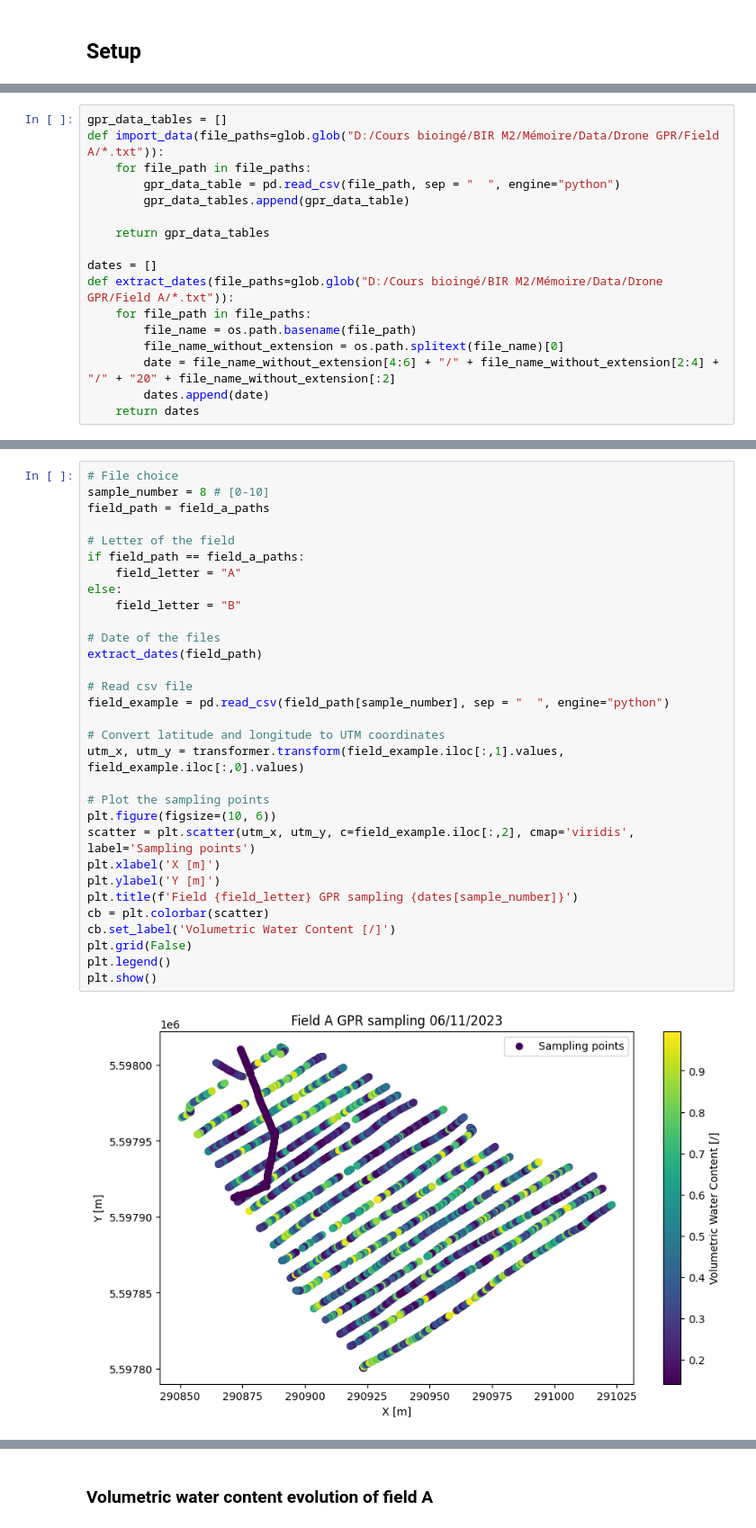
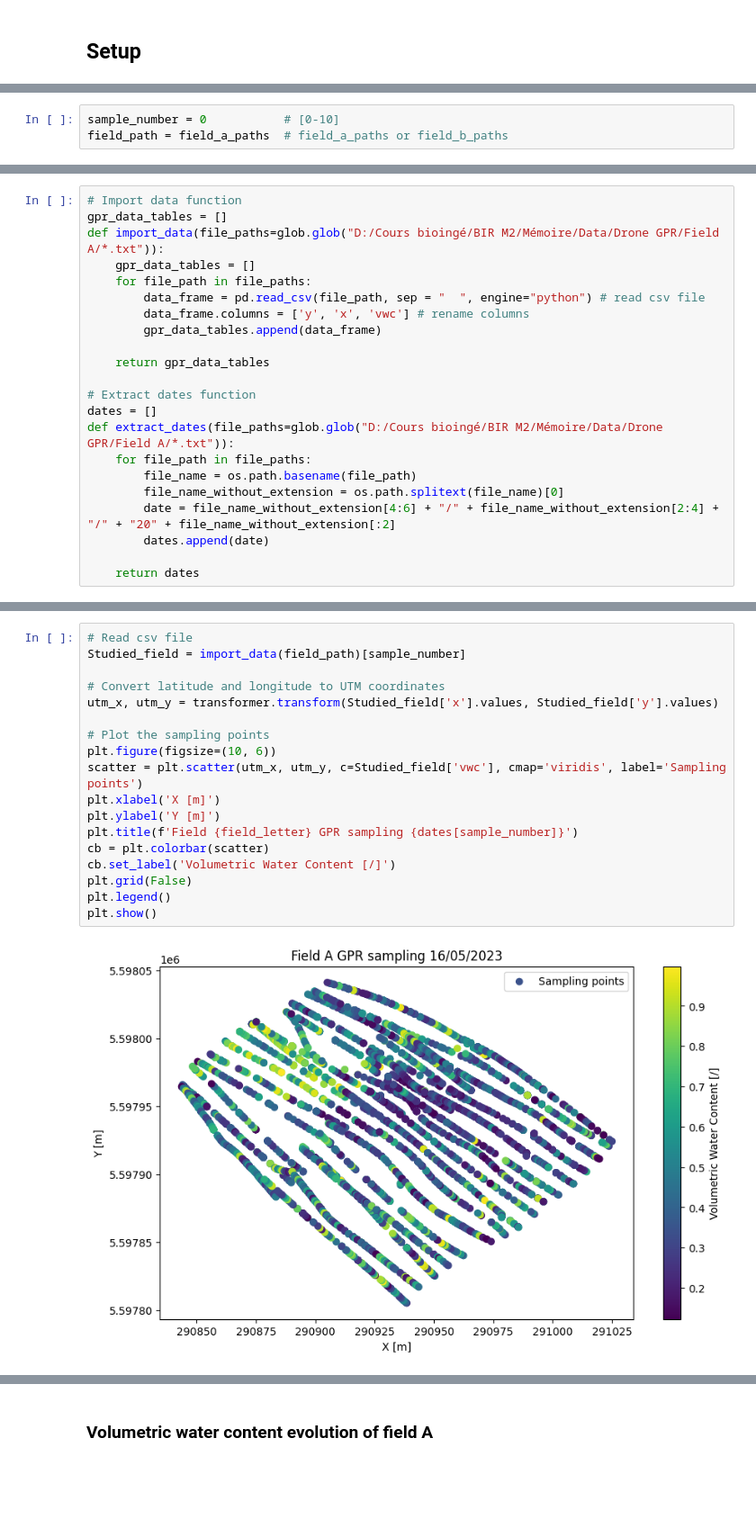
Before and after one commit to Django184/Master-Thesis, a Jupyter notebook: gpr.ipynb, the cells around one changed output, grey strips where cells are left out. Shown at 90% size. Saved outputs shown, nothing was run; the diff lists cells and outputs as text; blank space fills up the shorter version.

```diff
--- a/gpr.ipynb
+++ b/gpr.ipynb
@@ -22,0 +24,3 @@ transformer = pyproj.Transformer.from_crs("epsg:4326", "epsg:32632", always_xy=T
+# %%
+sample_number = 0           # [0-10]
+field_path = field_a_paths  # field_a_paths or field_b_paths
@@ -23,12 +30,16 @@ transformer = pyproj.Transformer.from_crs("epsg:4326", "epsg:32632", always_xy=T
 # %%
+# Import data function
 gpr_data_tables = []
 def import_data(file_paths=glob.glob("D:/Cours bioingé/BIR M2/Mémoire/Data/Drone GPR/Field A/*.txt")):
+    gpr_data_tables = []
     for file_path in file_paths:
-        gpr_data_table = pd.read_csv(file_path, sep = "  ", engine="python")
-        gpr_data_tables.append(gpr_data_table)
+        data_frame = pd.read_csv(file_path, sep = "  ", engine="python") # read csv file
+        data_frame.columns = ['y', 'x', 'vwc'] # rename columns
+        gpr_data_tables.append(data_frame)
 
     return gpr_data_tables
 
+# Extract dates function
 dates = []
 def extract_dates(file_paths=glob.glob("D:/Cours bioingé/BIR M2/Mémoire/Data/Drone GPR/Field A/*.txt")):
     for file_path in file_paths:
@@ -36,4 +47,5 @@ def extract_dates(file_paths=glob.glob("D:/Cours bioingé/BIR M2/Mémoire/Data/D
         file_name_without_extension = os.path.splitext(file_name)[0]
         date = file_name_without_extension[4:6] + "/" + file_name_without_extension[2:4] + "/" + "20" + file_name_without_extension[:2]
         dates.append(date)
+
     return dates
@@ -44,33 +75,20 @@ def extract_dates(file_paths=glob.glob("D:/Cours bioingé/BIR M2/Mémoire/Data/D
 # %%
-# File choice
-sample_number = 8 # [0-10]
-field_path = field_a_paths
-
-# Letter of the field
-if field_path == field_a_paths:
-    field_letter = "A"
-else:
-    field_letter = "B"
-
-# Date of the files
-extract_dates(field_path)
-
 # Read csv file
-field_example = pd.read_csv(field_path[sample_number], sep = "  ", engine="python")
+Studied_field = import_data(field_path)[sample_number]
 
 # Convert latitude and longitude to UTM coordinates
-utm_x, utm_y = transformer.transform(field_example.iloc[:,1].values, field_example.iloc[:,0].values)
+utm_x, utm_y = transformer.transform(Studied_field['x'].values, Studied_field['y'].values)
 
 # Plot the sampling points
 plt.figure(figsize=(10, 6))
-scatter = plt.scatter(utm_x, utm_y, c=field_example.iloc[:,2], cmap='viridis', label='Sampling points')
+scatter = plt.scatter(utm_x, utm_y, c=Studied_field['vwc'], cmap='viridis', label='Sampling points')
 plt.xlabel('X [m]')
 plt.ylabel('Y [m]')
 plt.title(f'Field {field_letter} GPR sampling {dates[sample_number]}')
 cb = plt.colorbar(scatter)
 cb.set_label('Volumetric Water Content [/]')
 plt.grid(False)
 plt.legend()
 plt.show()
 # %% [output]
-[figure, old version]
+[figure, new version]
```
Also changed, not shown: parts of 20 cells of this notebook, 6 other files.
